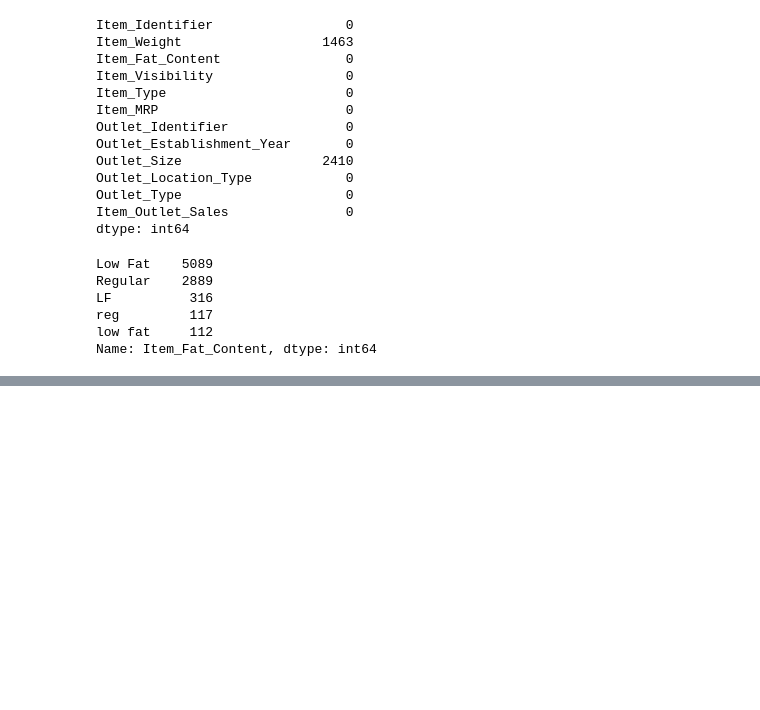
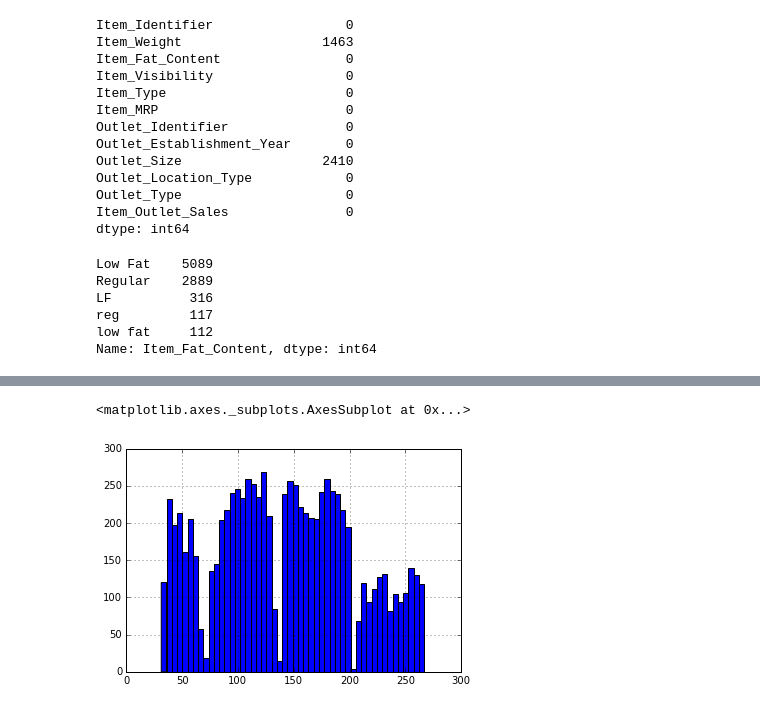
Before and after one commit to vmrosario/bigMartSales, a Jupyter notebook: Big Mart sales.ipynb, the cells around one changed output, grey strips where cells are left out. Drawn from its saved outputs; the diff is of its cells as text; code cells hidden in the pictures; blank space fills up the shorter version.

```diff
--- a/Big Mart sales.ipynb
+++ b/Big Mart sales.ipynb
@@ -52,0 +83,5 @@ df['Item_Type'].value
+# %%
+df['Item_MRP'].hist(bins=50)
+# %% [output]
+<matplotlib.axes._subplots.AxesSubplot at 0x...>
+[figure, added]
```
Also changed, not shown: parts of 15 cells of this notebook.
